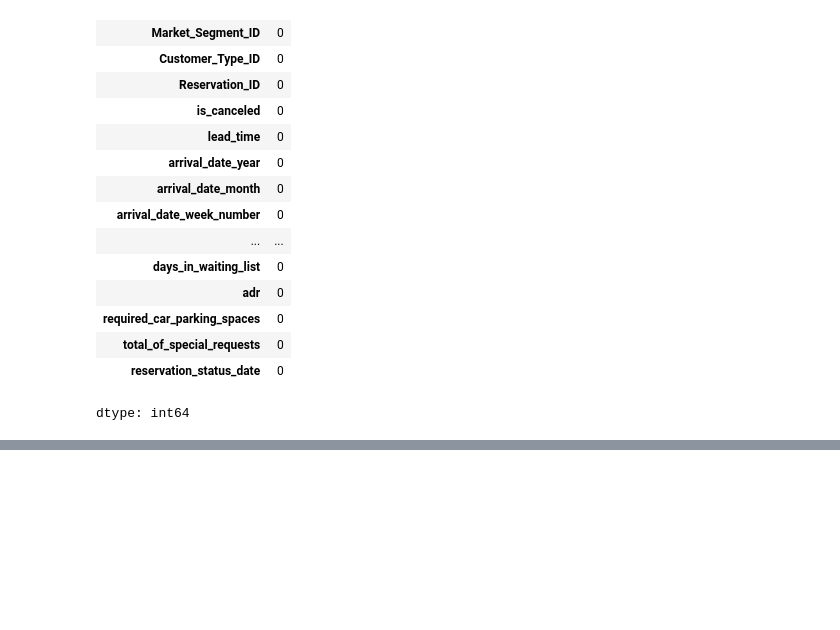
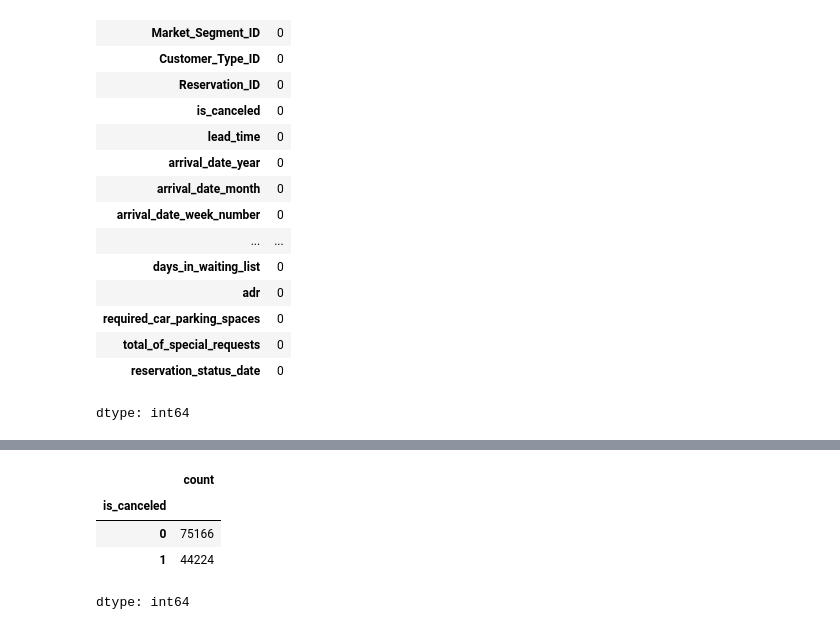
Before and after one commit to ahchu2525/capstone-hosp, a Jupyter notebook: clean.ipynb, the cells around one changed output, grey strips where cells are left out. Drawn from its saved outputs; the diff is of its cells as text; code cells hidden in the pictures; blank space fills up the shorter version.

```diff
--- a/clean.ipynb
+++ b/clean.ipynb
@@ -153,0 +181,8 @@ dtype: int64
+# %%
+bookings['is_canceled'].value_counts()
+# %% [output]
+|  | count |
+| is_canceled |  |
+| 0 | 75166 |
+| 1 | 44224 |
+dtype: int64
```
Also changed, not shown: parts of 8 cells of this notebook.
